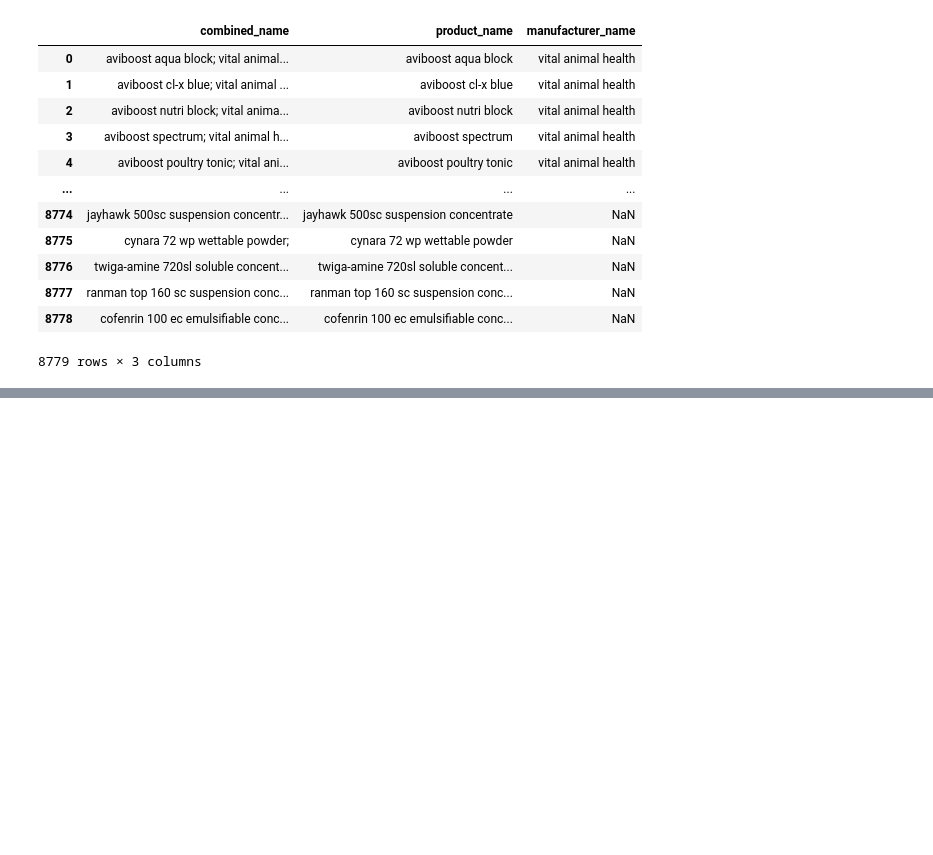
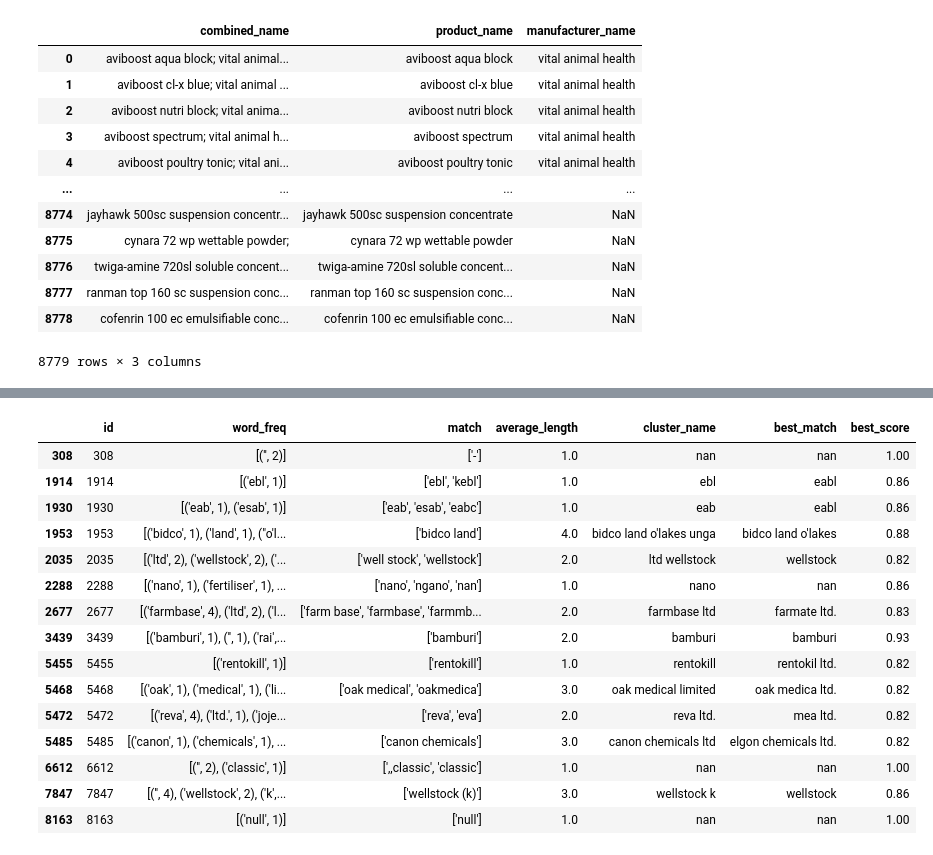
Before and after one commit to natbernard/Clustering-for-Product-Matching, a Jupyter notebook: models/model_v2/manufacturers_clustering.ipynb, the cells around one changed output, grey strips where cells are left out. Saved outputs shown, nothing was run; the diff lists cells and outputs as text; code cells hidden in the pictures; blank space fills up the shorter version.

```diff
--- a/models/model_v2/manufacturers_clustering.ipynb
+++ b/models/model_v2/manufacturers_clustering.ipynb
@@ -480,0 +526,19 @@ cluster_word_freq_df.head()
+# %%
+cluster_word_freq_df[cluster_word_freq_df['best_score'] >= 0.82]
+# %% [output]
+|  | id | word_freq | match | average_length | cluster_name | best_match | best_score |
+| 308 | 308 | [('', 2)] | ['-'] | 1.0 | nan | nan | 1.00 |
+| 1914 | 1914 | [('ebl', 1)] | ['ebl', 'kebl'] | 1.0 | ebl | eabl | 0.86 |
+| 1930 | 1930 | [('eab', 1), ('esab', 1)] | ['eab', 'esab', 'eabc'] | 1.0 | eab | eabl | 0.86 |
+| 1953 | 1953 | [('bidco', 1), ('land', 1), ("o'l... | ['bidco land'] | 4.0 | bidco land o'lakes unga | bidco land o'lakes | 0.88 |
+| 2035 | 2035 | [('ltd', 2), ('wellstock', 2), ('... | ['well stock', 'wellstock'] | 2.0 | ltd wellstock | wellstock | 0.82 |
+| 2288 | 2288 | [('nano', 1), ('fertiliser', 1), ... | ['nano', 'ngano', 'nan'] | 1.0 | nano | nan | 0.86 |
+| 2677 | 2677 | [('farmbase', 4), ('ltd', 2), ('l... | ['farm base', 'farmbase', 'farmmb... | 2.0 | farmbase ltd | farmate ltd. | 0.83 |
+| 3439 | 3439 | [('bamburi', 1), ('', 1), ('rai',... | ['bamburi'] | 2.0 | bamburi | bamburi | 0.93 |
+| 5455 | 5455 | [('rentokill', 1)] | ['rentokill'] | 1.0 | rentokill | rentokil ltd. | 0.82 |
+| 5468 | 5468 | [('oak', 1), ('medical', 1), ('li... | ['oak medical', 'oakmedica'] | 3.0 | oak medical limited | oak medica ltd. | 0.82 |
+| 5472 | 5472 | [('reva', 4), ('ltd.', 1), ('joje... | ['reva', 'eva'] | 2.0 | reva ltd. | mea ltd. | 0.82 |
+| 5485 | 5485 | [('canon', 1), ('chemicals', 1), ... | ['canon chemicals'] | 3.0 | canon chemicals ltd | elgon chemicals ltd. | 0.82 |
+| 6612 | 6612 | [('', 2), ('classic', 1)] | [',,classic', 'classic'] | 1.0 | nan | nan | 1.00 |
+| 7847 | 7847 | [('', 4), ('wellstock', 2), ('k',... | ['wellstock (k)'] | 3.0 | wellstock k | wellstock | 0.86 |
+| 8163 | 8163 | [('null', 1)] | ['null'] | 1.0 | nan | nan | 1.00 |
```
Also changed, not shown: parts of 20 cells of this notebook, 3 other files.
